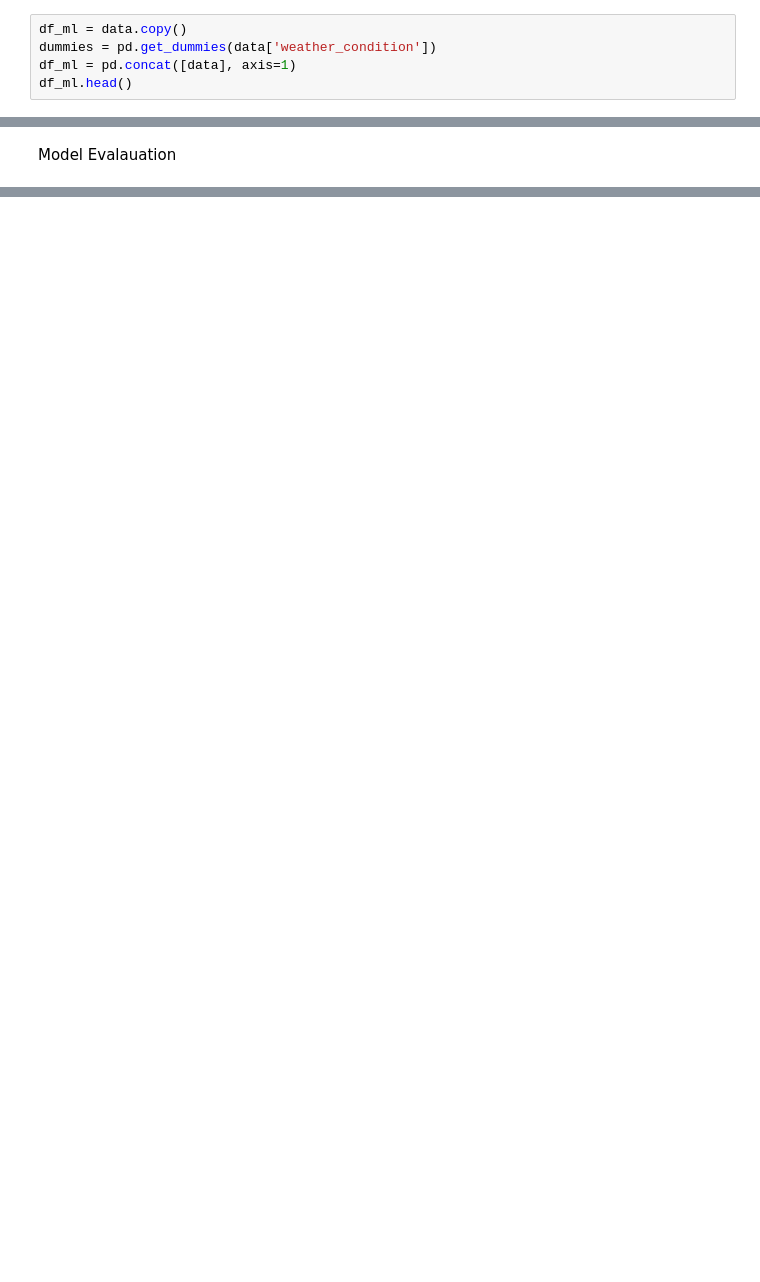
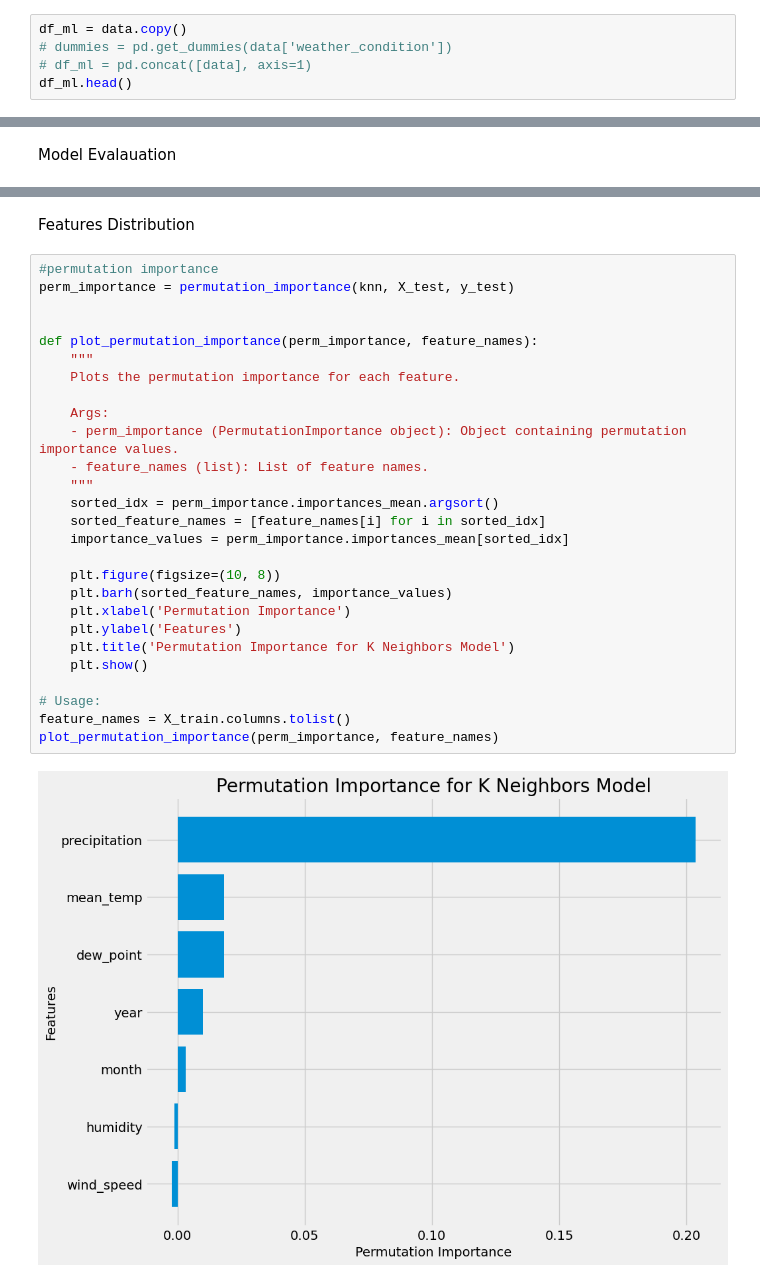
Before and after one commit to Omedobi/Seattle-weather-analysis-and-forcast, a Jupyter notebook: weather analysis and forecasting/Seattle Weather Analysis.ipynb, the cells around one changed output, grey strips where cells are left out. Saved outputs shown, nothing was run; the diff lists cells and outputs as text; blank space fills up the shorter version.

```diff
--- a/weather analysis and forecasting/Seattle Weather Analysis.ipynb
+++ b/weather analysis and forecasting/Seattle Weather Analysis.ipynb
@@ -250,7 +250,7 @@ plot_plotly(model,prediction)
 # %%
 df_ml = data.copy()
-dummies = pd.get_dummies(data['weather_condition'])
-df_ml = pd.concat([data], axis=1)
+# dummies = pd.get_dummies(data['weather_condition'])
+# df_ml = pd.concat([data], axis=1)
 df_ml.head()
 # %% [output]
 |  | date | precipitation | wind_speed | weather_condition | dew_point | mean_temp | humidity | year | ... |
@@ -423,0 +435,31 @@ Index(['precipitation_x', 'wind_speed_x', 'dew_point_x', 'mean_temp_x',
+# %% [markdown]
+Features Distribution
+# %%
+#permutation importance
+perm_importance = permutation_importance(knn, X_test, y_test)
+
+
+def plot_permutation_importance(perm_importance, feature_names):
+    """
+    Plots the permutation importance for each feature.
+
+    Args:
+    - perm_importance (PermutationImportance object): Object containing permutation importance values.
+    - feature_names (list): List of feature names.
+    """
+    sorted_idx = perm_importance.importances_mean.argsort()
+    sorted_feature_names = [feature_names[i] for i in sorted_idx]
+    importance_values = perm_importance.importances_mean[sorted_idx]
+
+    plt.figure(figsize=(10, 8))
+    plt.barh(sorted_feature_names, importance_values)
+    plt.xlabel('Permutation Importance')
+    plt.ylabel('Features')
+    plt.title('Permutation Importance for K Neighbors Model')
+    plt.show()
+
+# Usage:
+feature_names = X_train.columns.tolist()
+plot_permutation_importance(perm_importance, feature_names)
+# %% [output]
+[figure, added]
```
Also changed, not shown: parts of 19 cells of this notebook, 2 other files.
